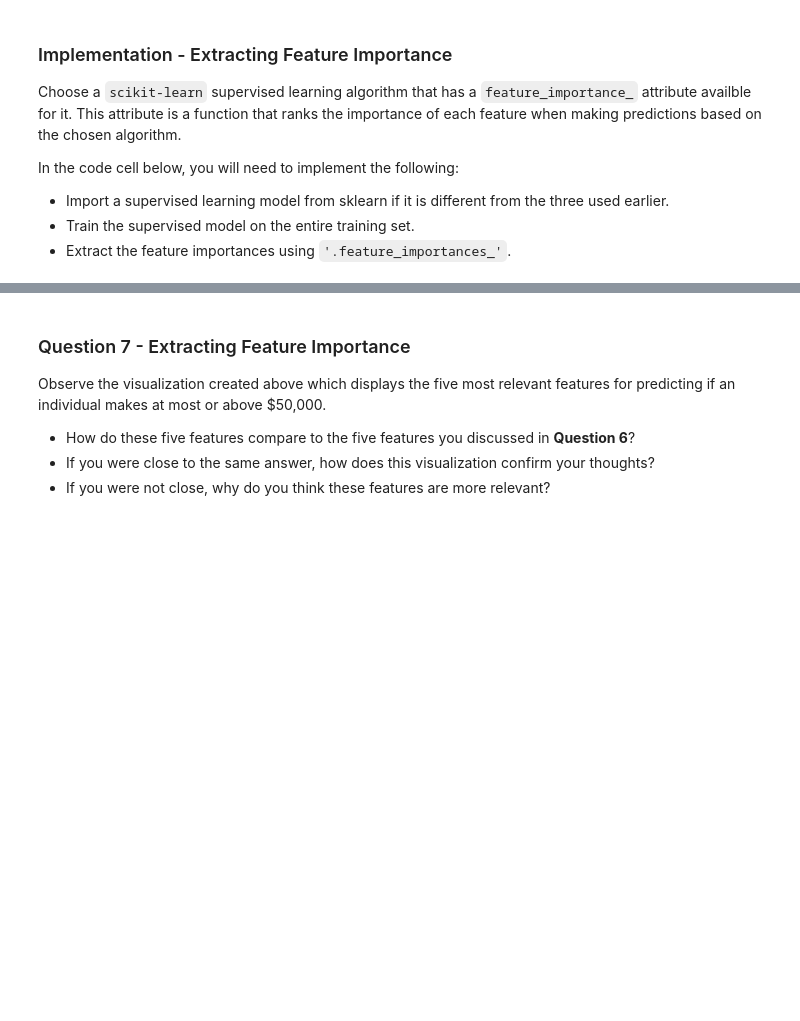
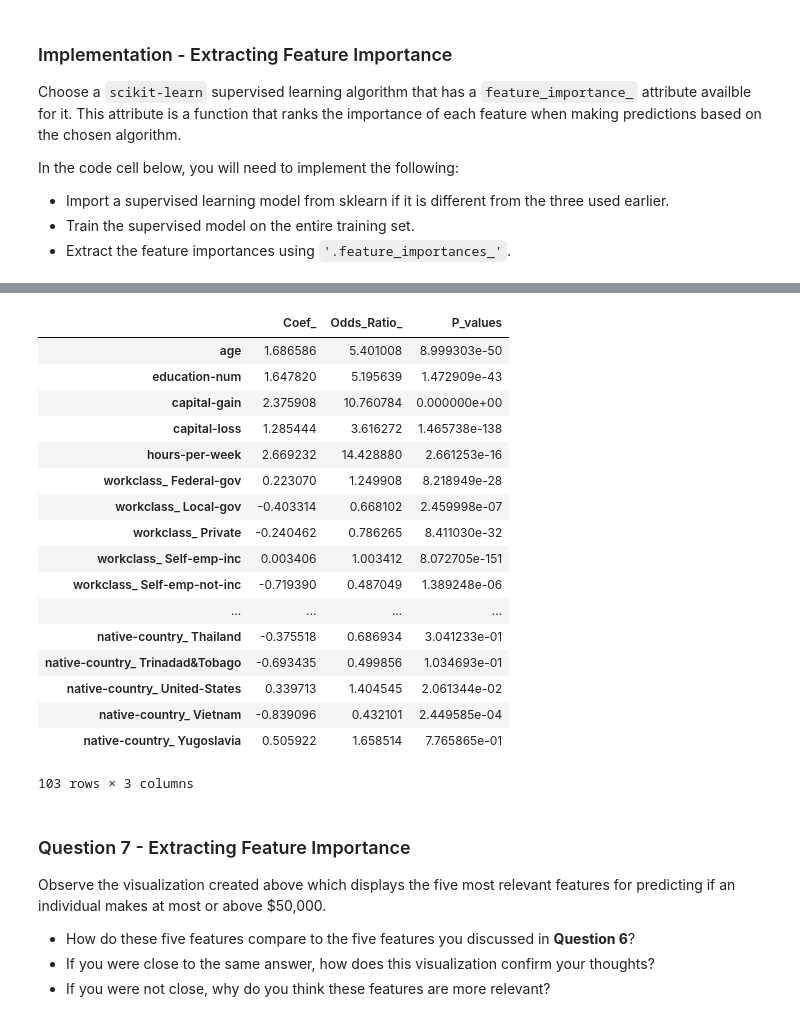
Before and after one commit to France1/MLND, a Jupyter notebook: finding_donors/finding_donors.ipynb, the cells around one changed output, grey strips where cells are left out. Saved outputs shown, nothing was run; the diff lists cells and outputs as text; code cells hidden in the pictures; blank space fills up the shorter version.

```diff
--- a/finding_donors/finding_donors.ipynb
+++ b/finding_donors/finding_donors.ipynb
@@ -607,3 +648,45 @@ vs.feature_plot(importances, X_train, y_train)
+# %%
+# Suggestion from previous review:
+# Check interpretability of a parameter based model and compare with results from AdaBoost
+from sklearn.feature_selection import chi2
+from sklearn.linear_model import LogisticRegression
+
+clf = LogisticRegression().fit(X_train, y_train)
+
+scores, pvalues = chi2(X_train, y_train)
+
+coef = pd.DataFrame(np.hstack((clf.coef_.T, np.exp(clf.coef_).T)))
+coef.columns = ['Coef_','Odds_Ratio_']
+coef['P_values'] = pvalues
+coef.index = X_train.columns
+
+coef.Coef_ = coef.Coef_.astype(np.float64)
+coef.Odds_Ratio_ = coef.Odds_Ratio_.astype(np.float64)
+
+# http://www.appstate.edu/~whiteheadjc/service/logit/intro.htm
+# We can observe that for the logistic regression the largest importance, given by the Odds_Ratio_,
+# is on hours-per-week while capital-gain is 2nd
+
+coef
+# %% [output]
+|  | Coef_ | Odds_Ratio_ | P_values |
+| age | 1.686586 | 5.401008 | 8.999303e-50 |
+| education-num | 1.647820 | 5.195639 | 1.472909e-43 |
+| capital-gain | 2.375908 | 10.760784 | 0.000000e+00 |
+| capital-loss | 1.285444 | 3.616272 | 1.465738e-138 |
+| hours-per-week | 2.669232 | 14.428880 | 2.661253e-16 |
+| workclass_ Federal-gov | 0.223070 | 1.249908 | 8.218949e-28 |
+| workclass_ Local-gov | -0.403314 | 0.668102 | 2.459998e-07 |
+| workclass_ Private | -0.240462 | 0.786265 | 8.411030e-32 |
+| workclass_ Self-emp-inc | 0.003406 | 1.003412 | 8.072705e-151 |
+| workclass_ Self-emp-not-inc | -0.719390 | 0.487049 | 1.389248e-06 |
+| ... | ... | ... | ... |
+| native-country_ Thailand | -0.375518 | 0.686934 | 3.041233e-01 |
+| native-country_ Trinadad&Tobago | -0.693435 | 0.499856 | 1.034693e-01 |
+| native-country_ United-States | 0.339713 | 1.404545 | 2.061344e-02 |
+| native-country_ Vietnam | -0.839096 | 0.432101 | 2.449585e-04 |
+| native-country_ Yugoslavia | 0.505922 | 1.658514 | 7.765865e-01 |
+103 rows × 3 columns
 # %% [markdown]
 ### Question 7 - Extracting Feature Importance
 
```
Also changed, not shown: parts of 13 cells of this notebook, 1 other file.
